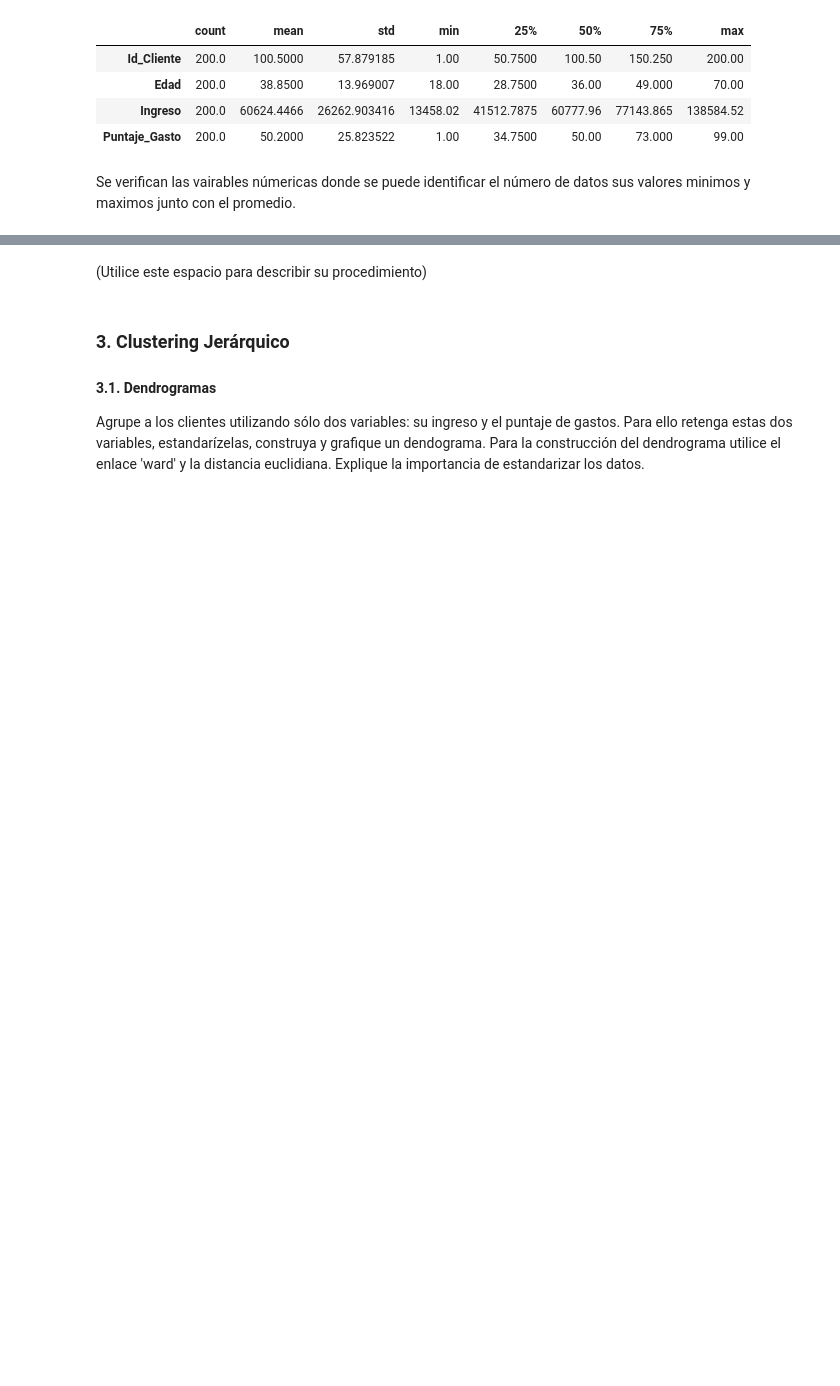
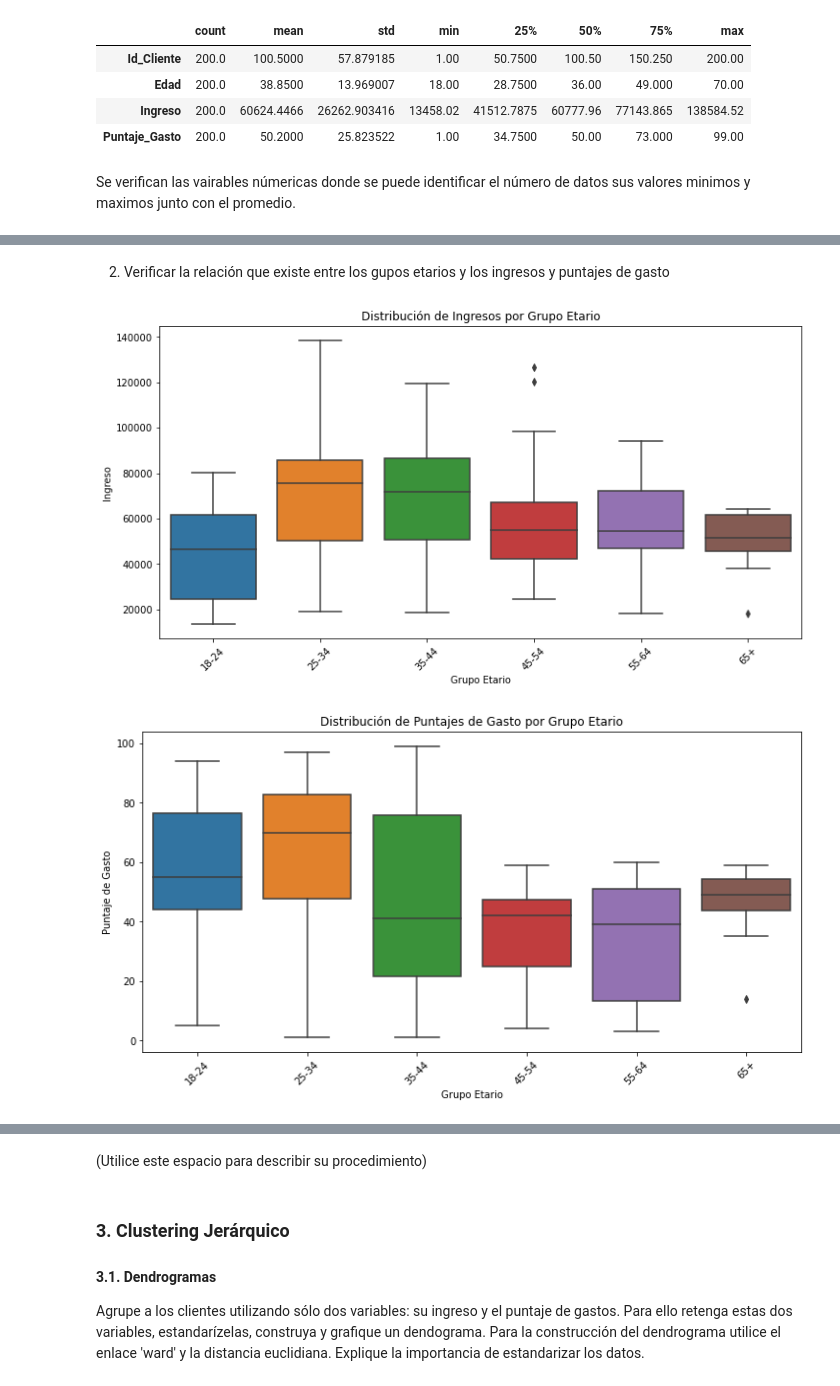
Before and after one commit to jddiaze/AprendizajeNoSupervisado, a Jupyter notebook: Semana4/S4_LC_Taller_Jerarquico_DBSCAN.ipynb, the cells around one changed output, grey strips where cells are left out. Cells and saved outputs as stored; diff of their text form; code cells hidden in the pictures; blank space fills up the shorter version.

```diff
--- a/Semana4/S4_LC_Taller_Jerarquico_DBSCAN.ipynb
+++ b/Semana4/S4_LC_Taller_Jerarquico_DBSCAN.ipynb
@@ -63,0 +129,23 @@ Se verifican las vairables númericas donde se puede identificar el número de d
+# %% [markdown]
+2. Verificar la relación que existe entre los gupos etarios y los ingresos y puntajes de gasto
+# %%
+# Gráfico de caja para ingresos por grupos etarios
+plt.figure(figsize=(12, 6))
+sns.boxplot(data=df, x='Grupo_Etario', y='Ingreso')
+plt.title('Distribución de Ingresos por Grupo Etario')
+plt.xlabel('Grupo Etario')
+plt.ylabel('Ingreso')
+plt.xticks(rotation=45)
+plt.show()
+
+# Gráfico de caja para puntajes de gasto por grupos etarios
+plt.figure(figsize=(12, 6))
+sns.boxplot(data=df, x='Grupo_Etario', y='Puntaje_Gasto')
+plt.title('Distribución de Puntajes de Gasto por Grupo Etario')
+plt.xlabel('Grupo Etario')
+plt.ylabel('Puntaje de Gasto')
+plt.xticks(rotation=45)
+plt.show()
+# %% [output]
+[figure, added]
+[figure, added]
```
Also changed, not shown: parts of 14 cells of this notebook.
